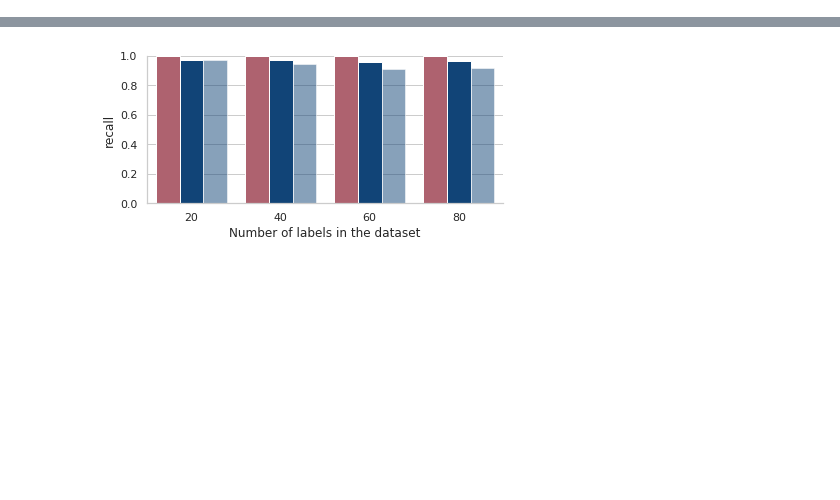
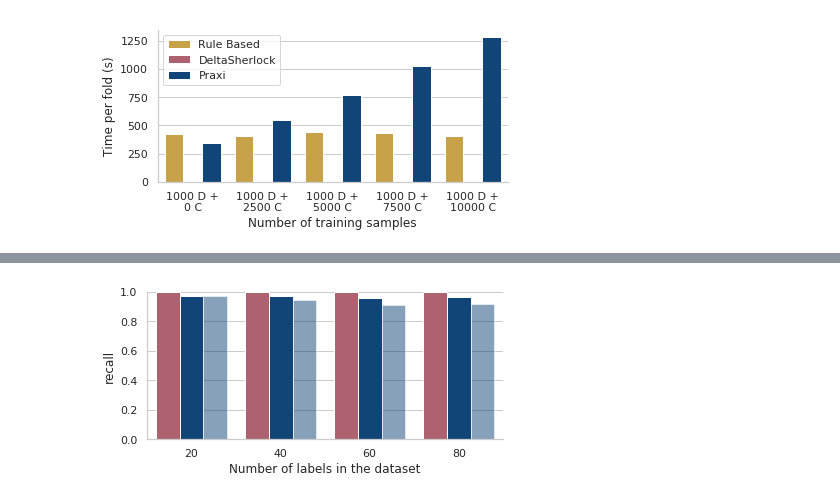
Before and after one commit to deltasherlock/experiments, a Jupyter notebook: plots/plots.ipynb, the cells around one changed output, grey strips where cells are left out. Cells and saved outputs as stored; diff of their text form; code cells hidden in the pictures; blank space fills up the shorter version.

Commit message:
New plots

```diff
--- a/plots/plots.ipynb
+++ b/plots/plots.ipynb
@@ -44,3 +44,18 @@ plt.savefig('/home/ates/deltasherlock/paper/figures/byrne4.pdf', bbox_inches='ti
+# %%
+df = pd.read_csv('/home/ates/deltasherlock/experiments/plots/perf.csv')
+df['Total'] = df['training'] + df['testing']
+df['extra_count'] = df['extras'] * 2500
+g = sns.factorplot(data=df, x='extra_count', hue='method', y='Total',
+                   hue_order=['Rule Based', 'DeltaSherlock', 'Praxi'],
+                   palette=mypalette, ci=None,
+                   kind='bar', legend=False, **kwargs,)
+plt.legend(loc='upper left', frameon=True)
+plt.xlabel('Number of training samples')
+g.set_xticklabels(['1000 D +\n%d C' % (x * 2500) for x in range(5)])
+plt.ylabel('Time per fold (s)')
+plt.savefig('/home/ates/deltasherlock/paper/figures/byrne4b.pdf', bbox_inches='tight')
+# %% [output]
+[figure, added]
 # %%
 df = pd.read_csv('/home/ates/deltasherlock/experiments/plots/ml_results.csv')
 
```
Also changed, not shown: parts of 3 cells of this notebook, 1 other file.
